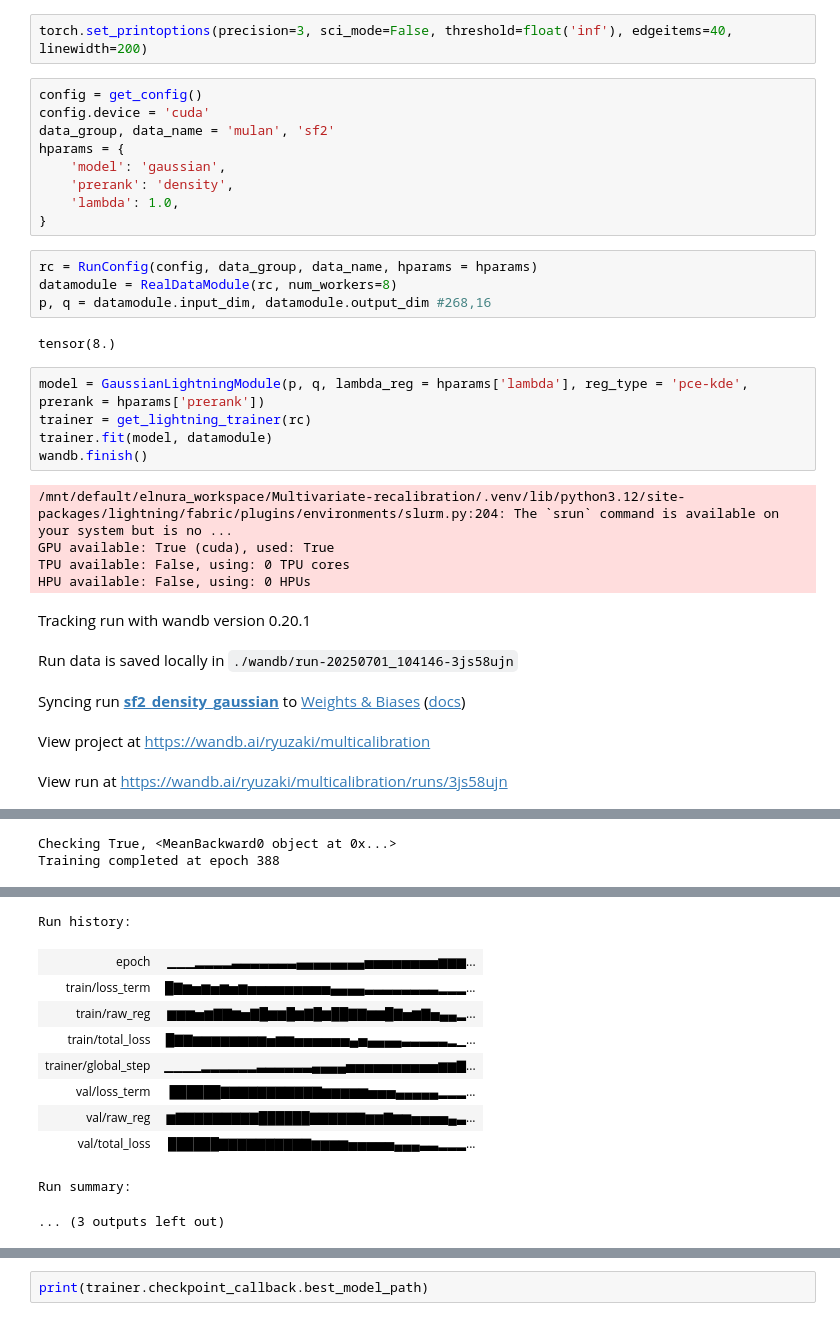
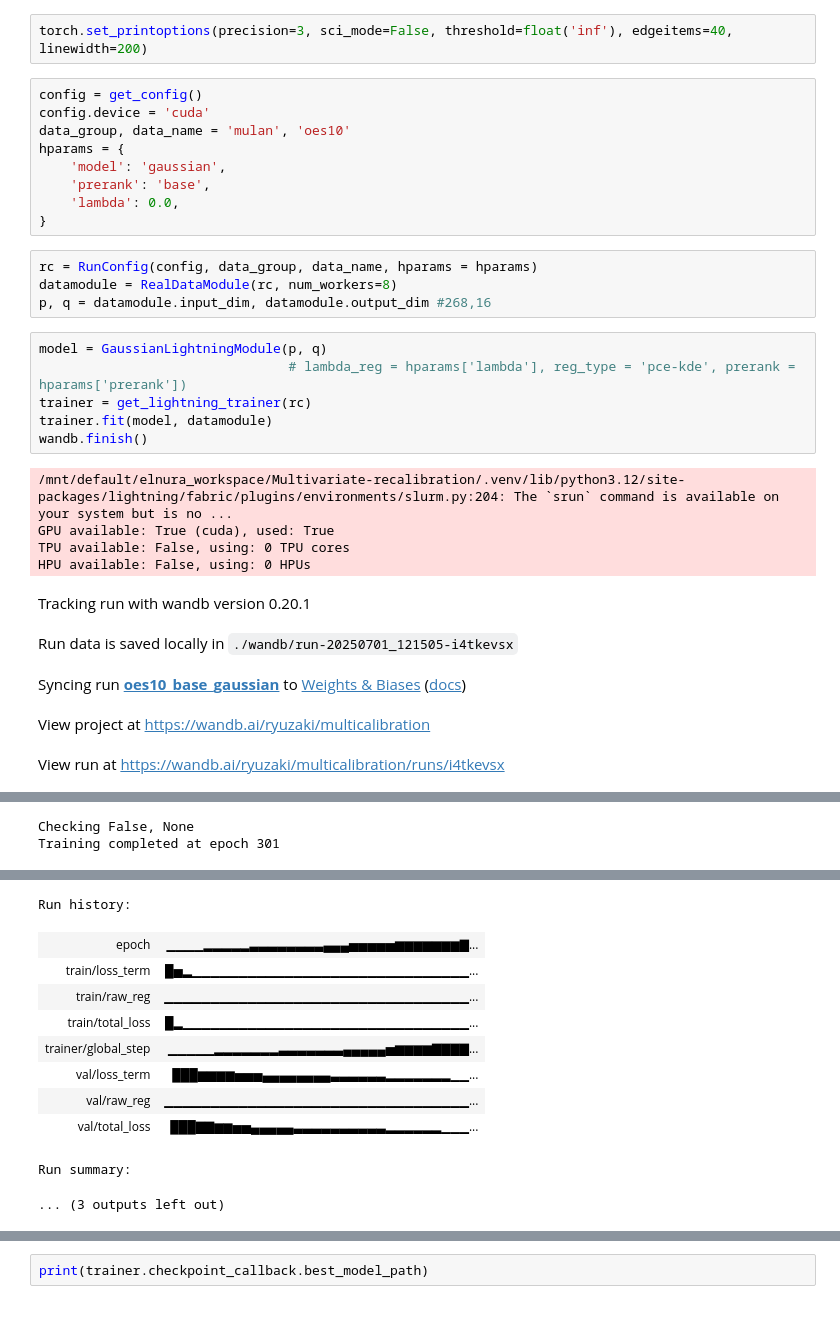
Before and after one commit to ayalaajil/Multivariate-Calibration-with-Prerank-Regularization, a Jupyter notebook: Multicalibration/Projected_PIT_calibration/testing-if-reg-works.ipynb, the cells around one changed output, grey strips where cells are left out. Drawn from its saved outputs; the diff is of its cells as text.

```diff
--- a/Multicalibration/Projected_PIT_calibration/testing-if-reg-works.ipynb
+++ b/Multicalibration/Projected_PIT_calibration/testing-if-reg-works.ipynb
@@ -27,20 +27,19 @@ torch.set_printoptions(precision=3, sci_mode=False, threshold=float('inf'), edge
 # %%
 config = get_config()
 config.device = 'cuda'
-data_group, data_name = 'mulan', 'sf2'
+data_group, data_name = 'mulan', 'oes10'
 hparams = {
     'model': 'gaussian',
-    'prerank': 'density',
-    'lambda': 1.0,
+    'prerank': 'base',
+    'lambda': 0.0,
 }
 # %%
 rc = RunConfig(config, data_group, data_name, hparams = hparams)
 datamodule = RealDataModule(rc, num_workers=8)
 p, q = datamodule.input_dim, datamodule.output_dim #268,16
-# %% [output]
-tensor(8.)
 # %%
-model = GaussianLightningModule(p, q, lambda_reg = hparams['lambda'], reg_type = 'pce-kde', prerank = hparams['prerank'])
+model = GaussianLightningModule(p, q)
+                                # lambda_reg = hparams['lambda'], reg_type = 'pce-kde', prerank = hparams['prerank'])
 trainer = get_lightning_trainer(rc)
 trainer.fit(model, datamodule)
 wandb.finish()
@@ -50,7 +49,7 @@ GPU available: True (cuda), used: True
 TPU available: False, using: 0 TPU cores
 HPU available: False, using: 0 HPUs
 Tracking run with wandb version 0.20.1
-Run data is saved locally in ./wandb/run-20250701_104146-3js58ujn
+Run data is saved locally in ./wandb/run-20250701_121505-i4tkevsx
-Syncing run sf2_density_gaussian to Weights & Biases (docs)
+Syncing run oes10_base_gaussian to Weights & Biases (docs)
 View project at https://wandb.ai/ryuzaki/multicalibration
-View run at https://wandb.ai/ryuzaki/multicalibration/runs/3js58ujn
+View run at https://wandb.ai/ryuzaki/multicalibration/runs/i4tkevsx
@@ -58,16 +56,16 @@ View run at https://wandb.ai/ryuzaki/multicalibration/runs/3js58ujn
 LOCAL_RANK: 0 - CUDA_VISIBLE_DEVICES: [0,1,2,3,4,5,6,7]
-Checking True, <MeanBackward0 object at 0x...>
-Training completed at epoch 388
+Checking False, None
+Training completed at epoch 301
 [interactive output not drawn]
 Run history:
-| epoch | ▁▁▁▂▂▂▂▃▃▃▃▃▃▃▄▄▄▄▄▄▄▄▅▅▅▅▅▅▅▅▆▆▆... |
-| train/loss_term | █▇▆▅▆▅▆▅▆▅▅▅▅▅▅▅▅▅▄▄▄▄▃▃▃▃▃▃▃▃▂▂▂... |
-| train/raw_reg | ▆▆▆▅▆▇▇▆▅▇█▆▆█▆▇█▆██▇▇▆▆█▇▅▆▇▅▄▄▂... |
-| train/total_loss | █▇▇▆▆▆▆▆▆▆▆▅▆▆▅▅▅▅▅▅▄▅▄▄▄▄▃▃▃▃▃▂▁... |
-| trainer/global_step | ▁▁▁▁▂▂▂▂▂▂▃▃▃▃▃▃▄▄▄▄▅▅▅▅▅▅▅▅▅▅▆▆▇... |
-| val/loss_term | ██████▇▇▇▇▇▇▇▇▇▇▇▆▆▆▆▆▅▅▅▄▄▄▄▄▂▂▂... |
-| val/raw_reg | ▆▇▇▇▇▇▇▇▇▇██████▇▇▇▇▇▇▆▆▇▆▆▅▅▅▅▄▃... |
-| val/total_loss | ██████▇▇▇▇▇▇▇▇▇▇▆▆▆▆▅▅▅▅▅▄▄▄▃▃▂▂▂... |
+| epoch | ▁▁▁▁▂▂▂▂▂▃▃▃▃▃▃▃▃▄▄▄▅▅▅▅▅▆▆▆▆▆▆▆▇... |
+| train/loss_term | █▅▂▁▁▁▁▁▁▁▁▁▁▁▁▁▁▁▁▁▁▁▁▁▁▁▁▁▁▁▁▁▁... |
+| train/raw_reg | ▁▁▁▁▁▁▁▁▁▁▁▁▁▁▁▁▁▁▁▁▁▁▁▁▁▁▁▁▁▁▁▁▁... |
+| train/total_loss | █▂▁▁▁▁▁▁▁▁▁▁▁▁▁▁▁▁▁▁▁▁▁▁▁▁▁▁▁▁▁▁▁... |
+| trainer/global_step | ▁▁▁▁▁▂▂▂▂▂▂▂▃▃▃▃▃▃▃▄▄▄▄▄▅▆▆▆▆▇▇▇▇... |
+| val/loss_term | ███▆▆▆▆▅▅▅▄▄▄▄▄▄▄▄▃▃▃▃▃▃▂▂▂▂▂▂▂▁▁... |
+| val/raw_reg | ▁▁▁▁▁▁▁▁▁▁▁▁▁▁▁▁▁▁▁▁▁▁▁▁▁▁▁▁▁▁▁▁▁... |
+| val/total_loss | ███▇▇▆▆▅▅▄▄▄▄▄▃▃▃▃▃▃▃▃▃▃▂▂▂▂▂▂▁▁▁... |
 Run summary:
 ... (3 outputs left out)
 # %%
```
Also changed, not shown: parts of 2 cells of this notebook, 2 other files.
